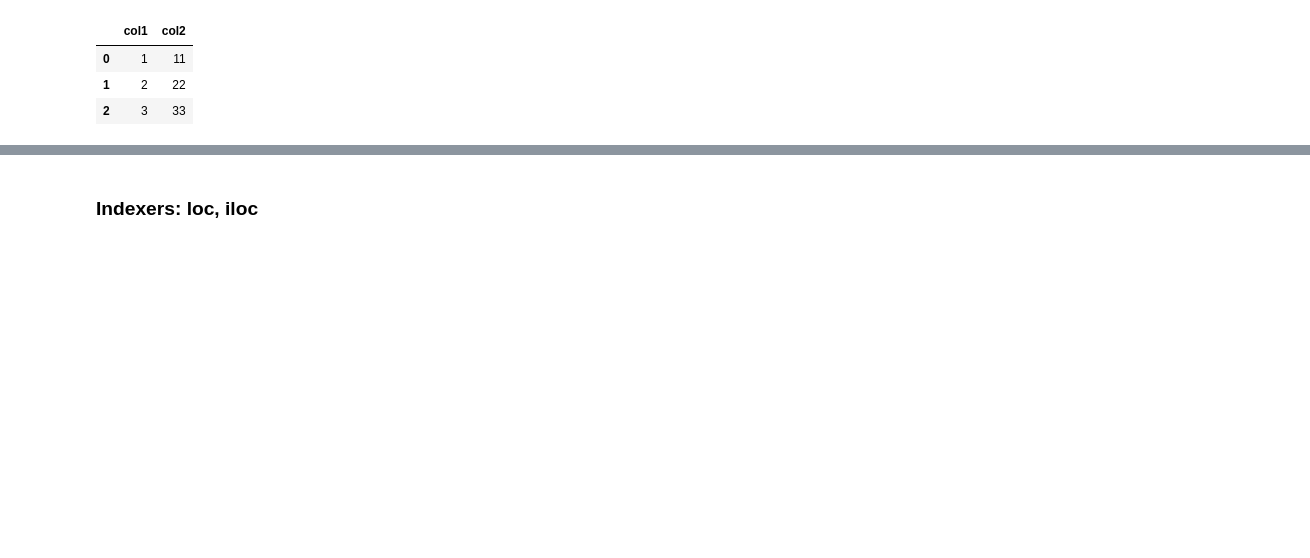
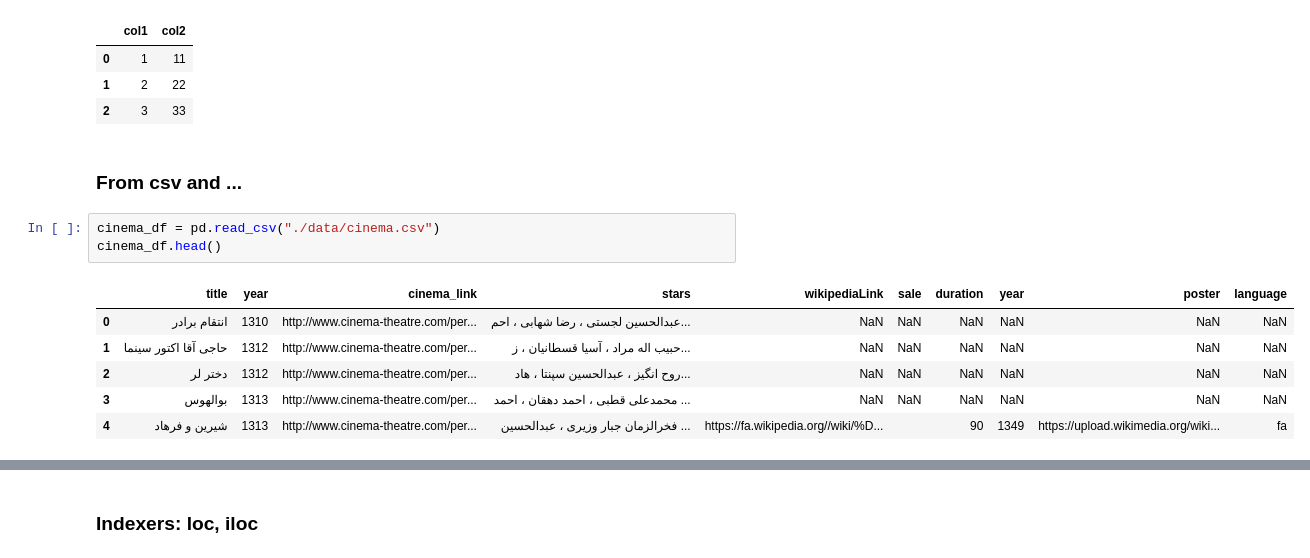
Before and after one commit to hamedQsm/gds, a Jupyter notebook: 1. numpy-pandas.ipynb, the cells around one changed output, grey strips where cells are left out. Saved outputs shown, nothing was run; the diff lists cells and outputs as text; blank space fills up the shorter version.

```diff
--- a/1. numpy-pandas.ipynb
+++ b/1. numpy-pandas.ipynb
@@ -432,3 +434,15 @@ pd.DataFrame({"col1": [1, 2, 3], "col2": [11, 22, 33]})
 | 0 | 1 | 11 |
 | 1 | 2 | 22 |
 | 2 | 3 | 33 |
+# %% [markdown]
+### From csv and ...
+# %%
+cinema_df = pd.read_csv("./data/cinema.csv")
+cinema_df.head()
+# %% [output]
+|  | title | year | cinema_link | stars | wikipediaLink | sale | duration | year | poster | language |
+| 0 | انتقام برادر | 1310 | http://www.cinema-theatre.com/per... | عبدالحسین لجستی ، رضا شهابی ، احم... | NaN | NaN | NaN | NaN | NaN | NaN |
+| 1 | حاجی آقا اکتور سینما | 1312 | http://www.cinema-theatre.com/per... | حبیب اله مراد ، آسیا قسطانیان ، ز... | NaN | NaN | NaN | NaN | NaN | NaN |
+| 2 | دختر لر | 1312 | http://www.cinema-theatre.com/per... | روح انگیز ، عبدالحسین سپنتا ، هاد... | NaN | NaN | NaN | NaN | NaN | NaN |
+| 3 | بوالهوس | 1313 | http://www.cinema-theatre.com/per... | محمدعلی قطبی ، احمد دهقان ، احمد ... | NaN | NaN | NaN | NaN | NaN | NaN |
+| 4 | شیرین و فرهاد | 1313 | http://www.cinema-theatre.com/per... | فخرالزمان جبار وزیری ، عبدالحسین ... | https://fa.wikipedia.org//wiki/%D... |  | 90 | 1349 | https://upload.wikimedia.org/wiki... | fa |
```
Also changed, not shown: parts of 11 cells of this notebook.
